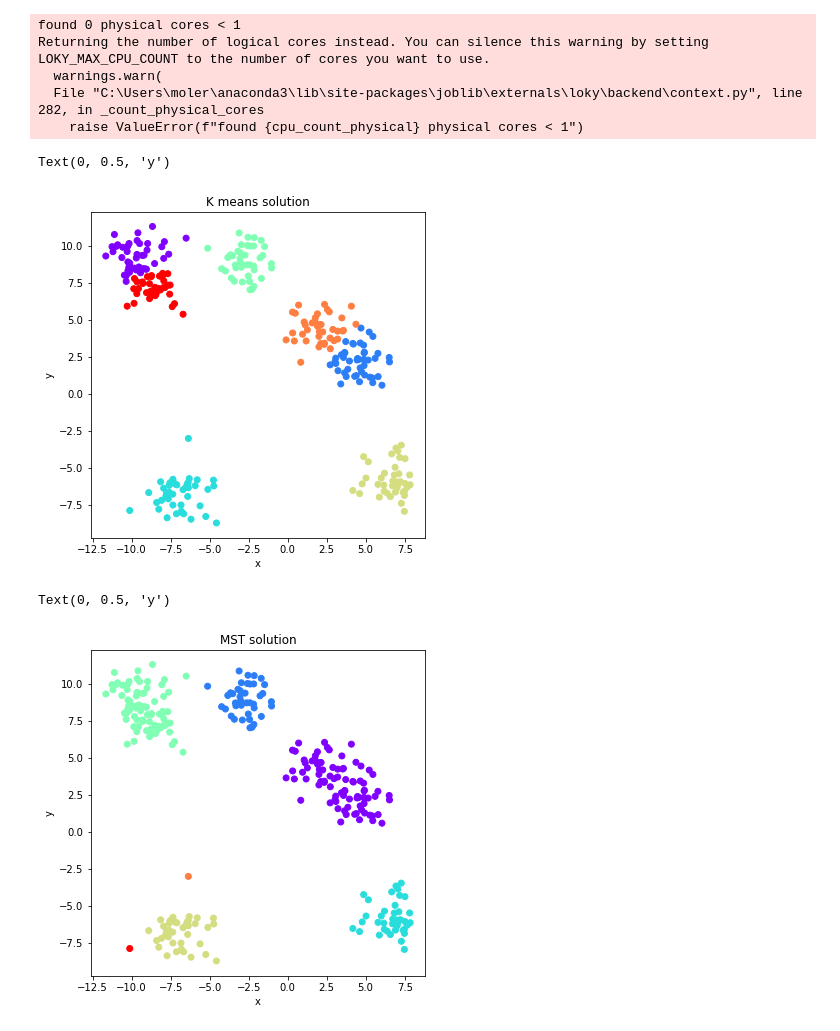
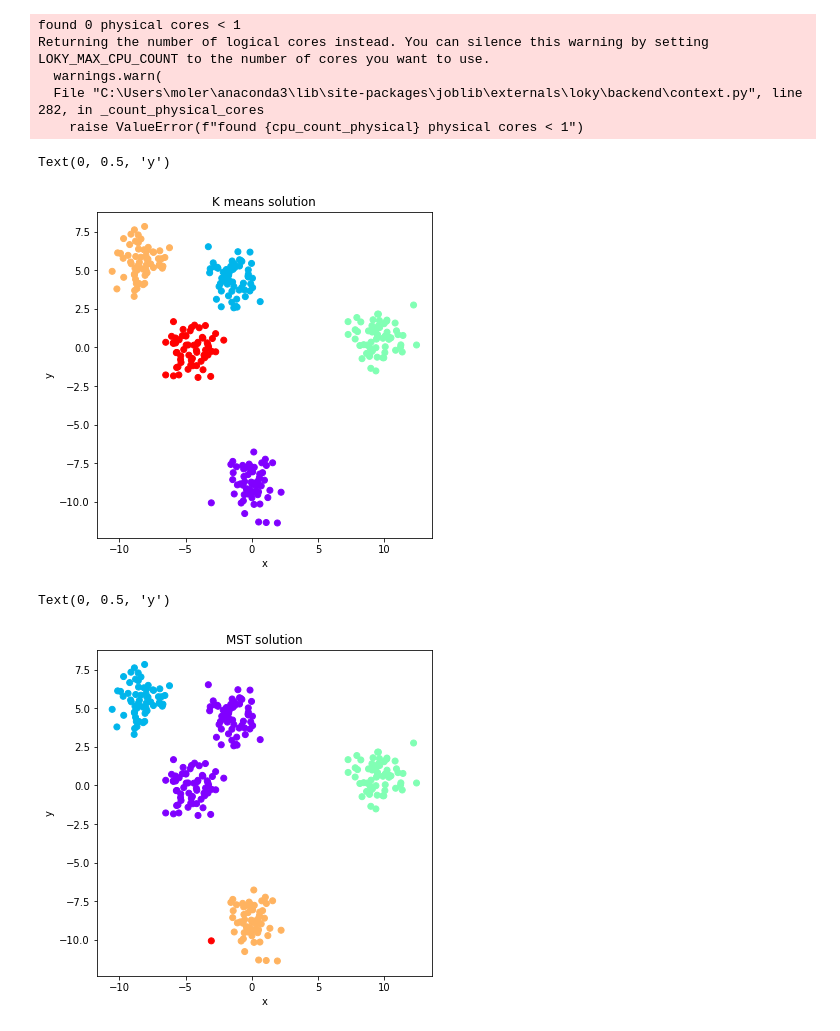
Before and after one commit to PolGonzalez/Kclusters, a Jupyter notebook: Main.ipynb, the cells around one changed output. Cells and saved outputs as stored; diff of their text form; code cells hidden in the pictures.

```diff
--- a/Main.ipynb
+++ b/Main.ipynb
@@ -55,9 +55,10 @@ def ampl_solve(k,m,dist):
 # %%
 #paremeter selection
 
-k = 7
+k = 5
 m = 300
 # %%
 #generating points
-random_state = 42
-points, y = make_blobs(n_samples=m,centers = k, random_state=random_state)
+random_state = 7
+points, y_true = make_blobs(n_samples=m,centers = k, random_state=random_state)
+plt.scatter(points[:, 0], points[:, 1],c = y_true,cmap='rainbow')
@@ -64,25 +68,25 @@ points, y = make_blobs(n_samples=m,centers = k, random_state=random_state)
 # %%
 #Kmeans solution
 random_state = 170
-y_pred = KMeans(n_clusters=k, random_state=random_state).fit_predict(points)
+y_pred_kmeans = KMeans(n_clusters=k, random_state=random_state).fit_predict(points)
 
 
 #print clusters
 plt.figure(figsize=(6, 6))
 
 
-plt.scatter(points[:, 0], points[:, 1], c=y_pred,cmap='rainbow')
+plt.scatter(points[:, 0], points[:, 1], c=y_pred_kmeans,cmap='rainbow')
 plt.title("K means solution")
 plt.xlabel("x")
 plt.ylabel("y")
 # %% [output]
 found 0 physical cores < 1
 Returning the number of logical cores instead. You can silence this warning by setting LOKY_MAX_CPU_COUNT to the number of cores you want to use.
   warnings.warn(
   File "C:\Users\moler\anaconda3\lib\site-packages\joblib\externals\loky\backend\context.py", line 282, in _count_physical_cores
     raise ValueError(f"found {cpu_count_physical} physical cores < 1")
 Text(0, 0.5, 'y')
-[figure, old version]
+[figure, new version]
 # %%
 #MST solution
 model = MSTClustering(cutoff=k-1)
@@ -97,7 +101,7 @@ plt.xlabel("x")
 plt.ylabel("y")
 # %% [output]
 Text(0, 0.5, 'y')
-[figure, old version]
+[figure, new version]
 # %%
 #AMPL solution
 
```
Also changed, not shown: parts of 6 cells of this notebook, 2 other files.
